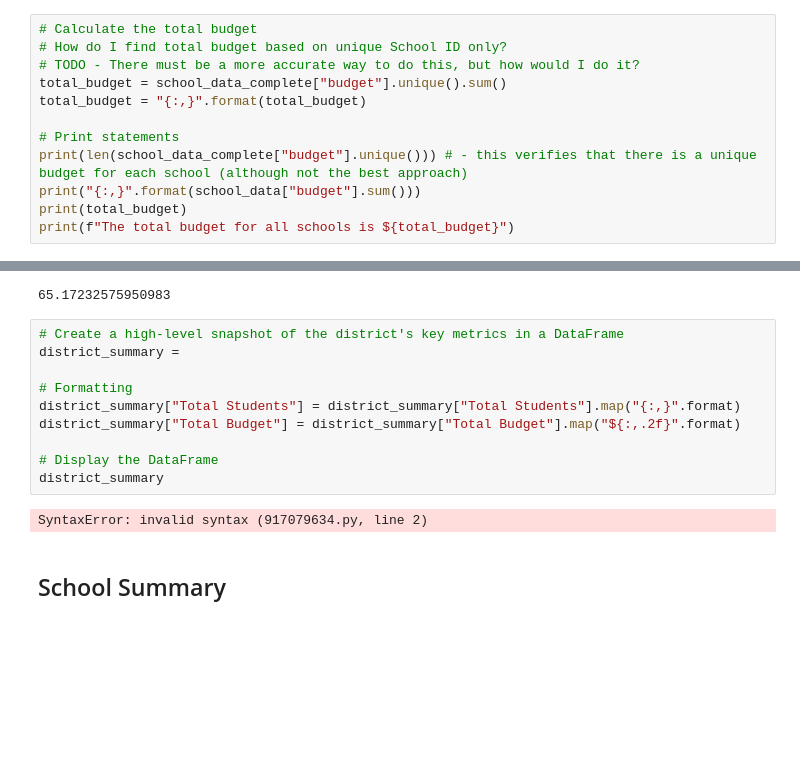
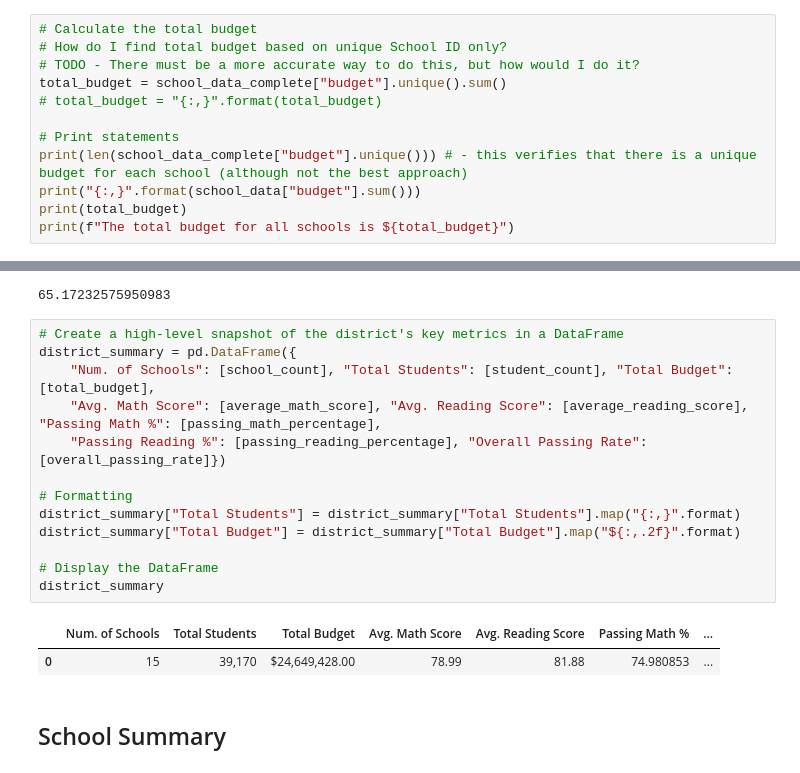
Before and after one commit to qstibbins/pandas-challenge, a Jupyter notebook: PyCitySchools/main.ipynb, the cells around one changed output, grey strips where cells are left out. Cells and saved outputs as stored; diff of their text form; blank space fills up the shorter version.

Commit message:
Updating District Summary data frame

```diff
--- a/PyCitySchools/main.ipynb
+++ b/PyCitySchools/main.ipynb
@@ -57,7 +57,7 @@ There are 39170 total students in these schools
 # How do I find total budget based on unique School ID only?
 # TODO - There must be a more accurate way to do this, but how would I do it?
 total_budget = school_data_complete["budget"].unique().sum()
-total_budget = "{:,}".format(total_budget)
+# total_budget = "{:,}".format(total_budget)
 
 # Print statements
 print(len(school_data_complete["budget"].unique())) # - this verifies that there is a unique budget for each school (although not the best approach)
@@ -138,16 +137,20 @@ overall_passing_rate
 65.17232575950983
 # %%
 # Create a high-level snapshot of the district's key metrics in a DataFrame
-district_summary =
+district_summary = pd.DataFrame({
+    "Num. of Schools": [school_count], "Total Students": [student_count], "Total Budget": [total_budget],
+    "Avg. Math Score": [average_math_score], "Avg. Reading Score": [average_reading_score], "Passing Math %": [passing_math_percentage],
+    "Passing Reading %": [passing_reading_percentage], "Overall Passing Rate": [overall_passing_rate]})
 
 # Formatting
 district_summary["Total Students"] = district_summary["Total Students"].map("{:,}".format)
 district_summary["Total Budget"] = district_summary["Total Budget"].map("${:,.2f}".format)
 
 # Display the DataFrame
 district_summary
 # %% [output]
-SyntaxError: invalid syntax (917079634.py, line 2)
+|  | Num. of Schools | Total Students | Total Budget | Avg. Math Score | Avg. Reading Score | Passing Math % | ... |
+| 0 | 15 | 39,170 | $24,649,428.00 | 78.99 | 81.88 | 74.980853 | ... |
 # %% [markdown]
 ## School Summary
 # %%
```
Also changed, not shown: parts of 4 cells of this notebook.
